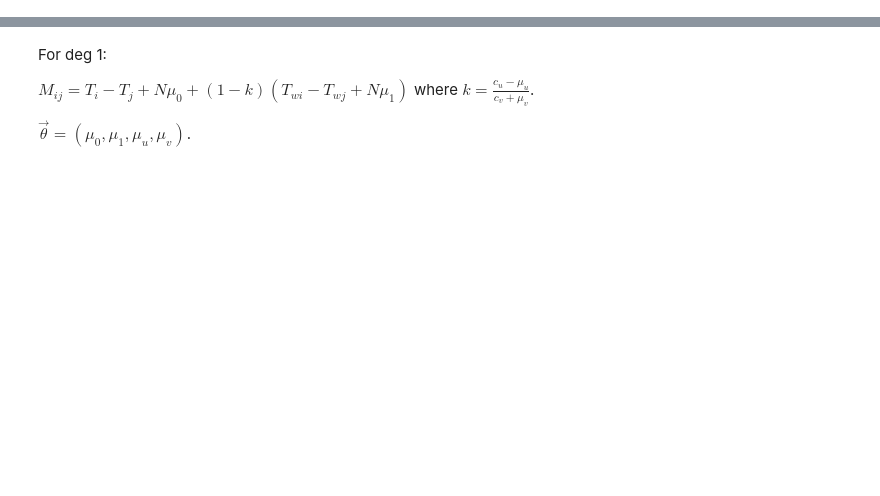
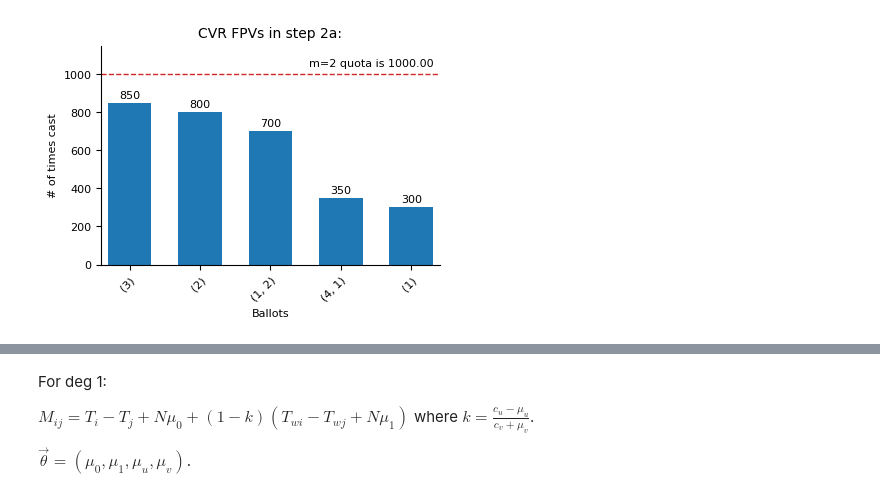
Before and after one commit to EdouardHeitzmann/meek, a Jupyter notebook: generalized_meek.ipynb, the cells around one changed output, grey strips where cells are left out. Drawn from its saved outputs; the diff is of its cells as text; code cells hidden in the pictures; blank space fills up the shorter version.

```diff
--- a/generalized_meek.ipynb
+++ b/generalized_meek.ipynb
@@ -322,0 +114,8 @@ def cand_to_cand_deg1(deg0_samples, deg1_samples, w, i, j, Ti, Tj, Twi, Twj, Tg,
+# %%
+deg0_samples = deg0_sampler(BAL_sample, CVR_sample, hopeful={1,2,3,4}, exhaust_sentinel=-1)
+projected_CVR = project_sample(CVR, hopeful={1,2,3,4}, elected = set())
+#deg1_samples = deg1_sampler(BAL_sample, CVR_sample, hopeful={2,3,4}, w=1, exhaust_sentinel=-1)
+
+plot_ballot_frequencies(projected_CVR, 2, title = "CVR FPVs in step 2a:")
+# %% [output]
+[figure, added]
```
Also changed, not shown: parts of 32 cells of this notebook, 7 other files.
